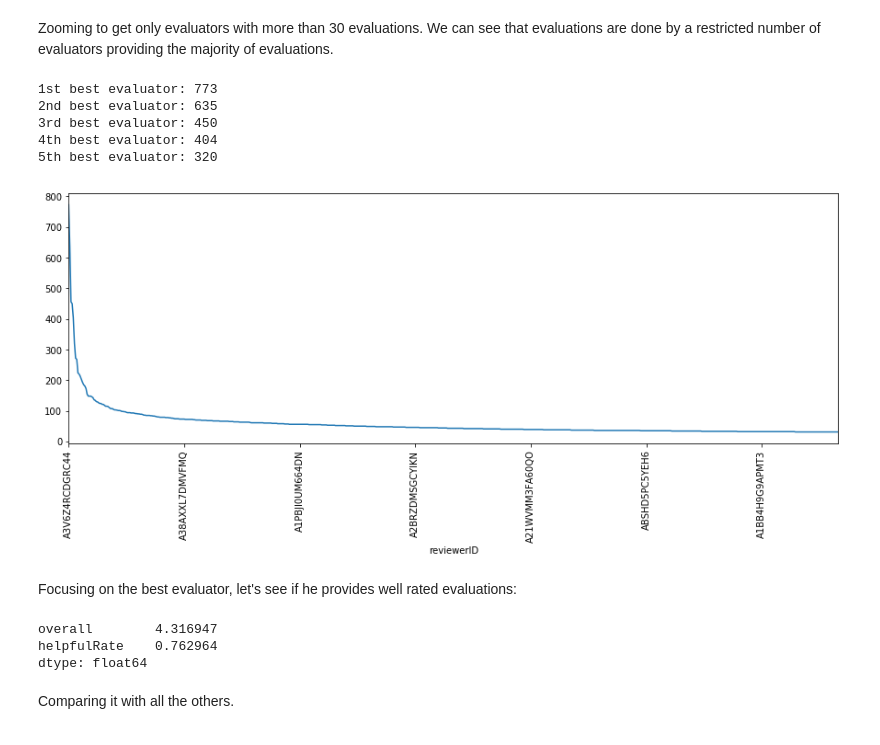
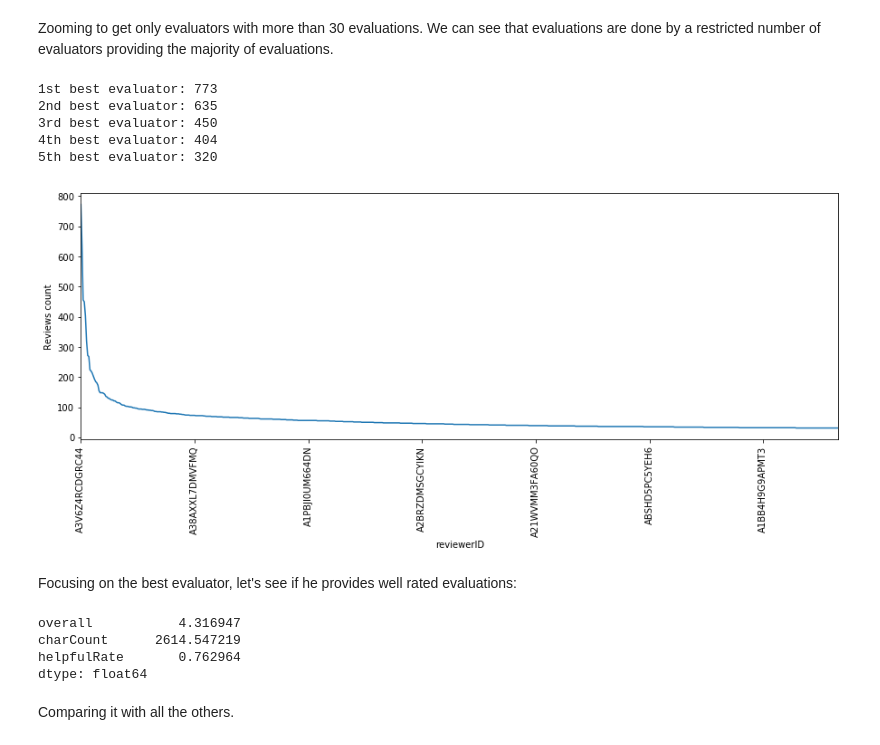
Before and after one commit to adamazon/adamazon-code, a Jupyter notebook: Project.ipynb, the cells around one changed output. Saved outputs shown, nothing was run; the diff lists cells and outputs as text; code cells hidden in the pictures.

```diff
--- a/Project.ipynb
+++ b/Project.ipynb
@@ -19,5 +25,5 @@ We will start by focusing on one specific product subsection, here video games.
 # %%
-video_games = pd.read_json('./data/video-games.json')
+video_games = pd.read_json('./data/file.json')
 
 # Cleaning dates
 del video_games['reviewTime'] # Duplicated information (already in unix review time)
@@ -90,20 +101,21 @@ count_evaluations.plot(rot=90, figsize=(15, 5))
 Zooming to get only evaluators with more than 30 evaluations. We can see that evaluations are done by a restricted number of evaluators providing the majority of evaluations.
 # %%
 top_count_evaluations = count_evaluations[count_evaluations > 30]
+plt.ylabel('Reviews count')
 top_count_evaluations.plot(rot=90, figsize=(15, 5))
 
 print('1st best evaluator: ' + str(top_count_evaluations[0]))
 print('2nd best evaluator: ' + str(top_count_evaluations[1]))
 print('3rd best evaluator: ' + str(top_count_evaluations[3]))
 print('4th best evaluator: ' + str(top_count_evaluations[4]))
 print('5th best evaluator: ' + str(top_count_evaluations[5]))
 # %% [output]
 1st best evaluator: 773
 2nd best evaluator: 635
 3rd best evaluator: 450
 4th best evaluator: 404
 5th best evaluator: 320
-[figure, old version]
+[figure, new version]
 # %% [markdown]
 Focusing on the best evaluator, let's see if he provides well rated evaluations:
 # %%
@@ -111,8 +123,9 @@ best_reviewer_id = top_count_evaluations.index[0]
 
 video_games.groupby('reviewerID').get_group(best_reviewer_id).mean()
 # %% [output]
-overall        4.316947
-helpfulRate    0.762964
+overall           4.316947
+charCount      2614.547219
+helpfulRate       0.762964
 dtype: float64
 # %% [markdown]
 Comparing it with all the others.
```
Also changed, not shown: parts of 15 cells of this notebook.
